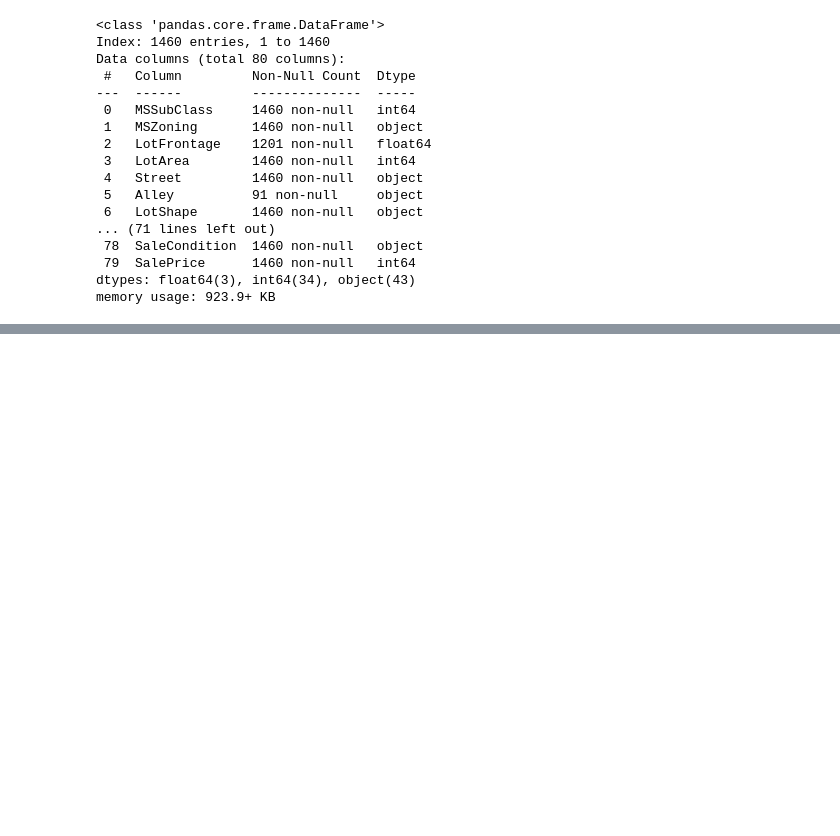
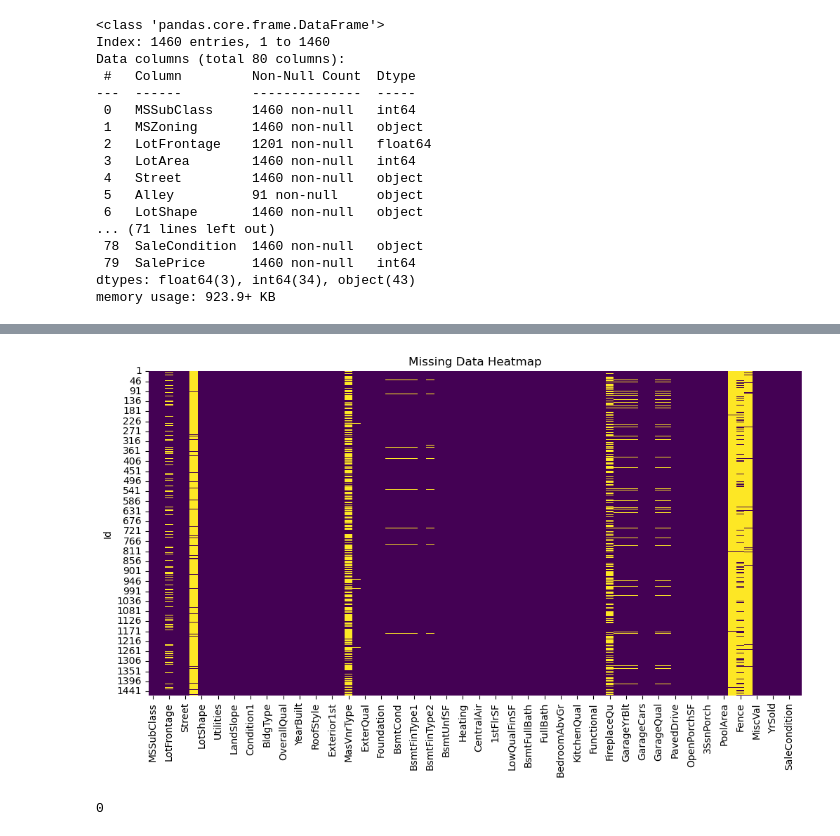
Before and after one commit to Samuel-engineer/simple_to_advanced-Regression, a Jupyter notebook: Notebook.ipynb, the cells around one changed output, grey strips where cells are left out. Cells and saved outputs as stored; diff of their text form; code cells hidden in the pictures; blank space fills up the shorter version.

```diff
--- a/Notebook.ipynb
+++ b/Notebook.ipynb
@@ -42,0 +370,8 @@ memory usage: 923.9+ KB
+# %%
+plot_missing_data(data_train)
+# %% [output]
+[figure, added]
+# %%
+data_train.duplicated().sum()
+# %% [output]
+0
```
Also changed, not shown: parts of 116 cells of this notebook, 3 other files.
